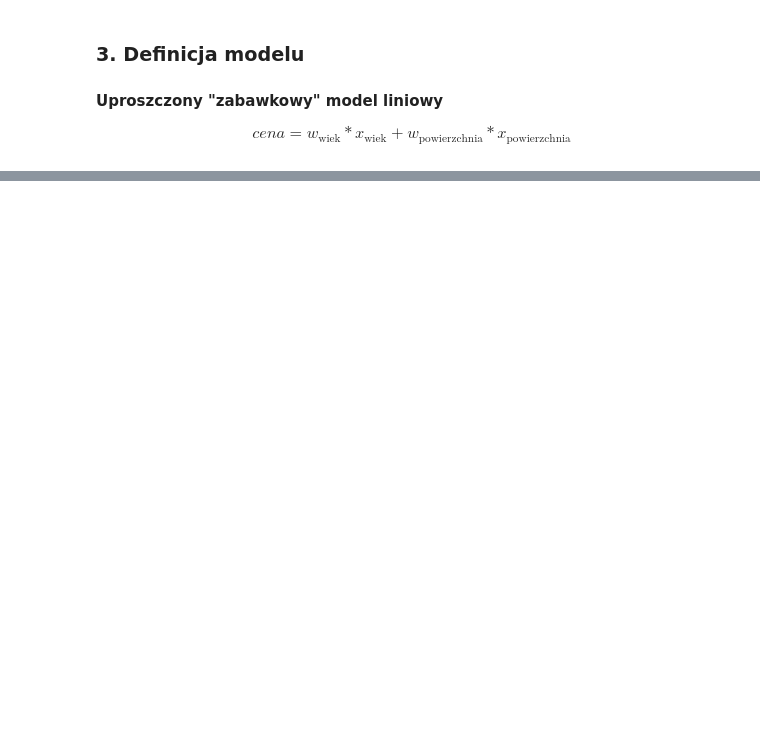
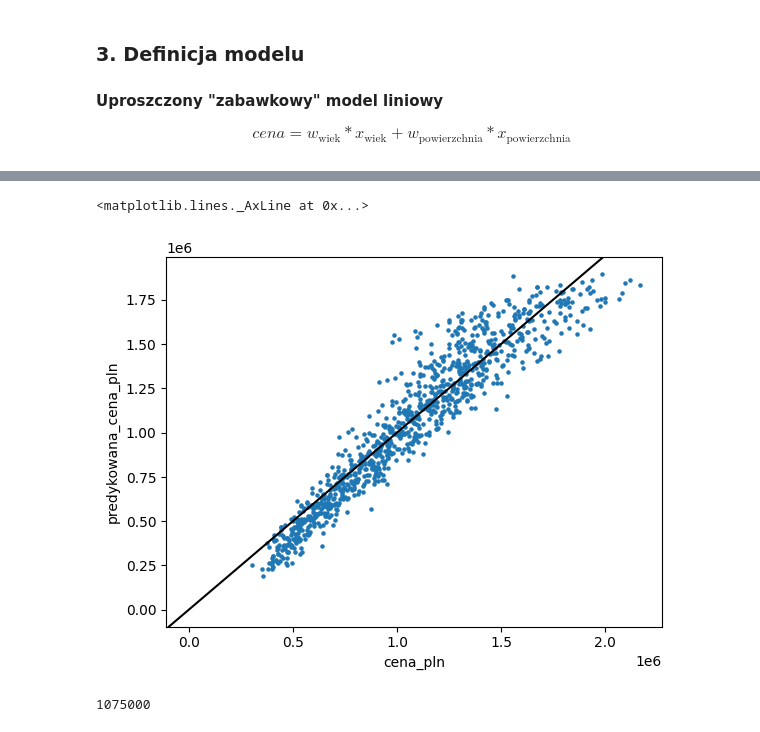
Before and after one commit to int8/merito-ml-week1, a Jupyter notebook: task1-toy-ml.ipynb, the cells around one changed output, grey strips where cells are left out. Saved outputs shown, nothing was run; the diff lists cells and outputs as text; code cells hidden in the pictures; blank space fills up the shorter version.

```diff
--- a/task1-toy-ml.ipynb
+++ b/task1-toy-ml.ipynb
@@ -93,11 +128,18 @@ mse_list = model.train(house_prices.wiek, house_prices.powierzchnia, house_price
 # %%
-predicted_prices = house_prices.apply(lambda x : model.predict(x.wiek, x.powierzchnia), axis=1)
+predicted_prices = df.apply(lambda x : model.predict(x.wiek, x.powierzchnia), axis=1)
 # dodajmy kolumne "predykowana_cena_pln" [https://pandas.pydata.org/pandas-docs/stable/reference/api/pandas.DataFrame.assign.html]
 # TODO:
+df = df.assign(predykowana_cena_pln = predicted_prices)
 # %%
-# Zobaczmy jak blisko jesteśmy "idealnego" dopasowania
-ax = house_prices.plot(your='code') # TODO
-ax.axline((0,0), slope=1, color='black')
+# Zobaczmy jak blisko jesteśmy "idealnego" dopasowania # kind / marker
+ax = df.plot(x='cena_pln', y='predykowana_cena_pln', kind='scatter', marker='.')
+ax.axline((0,0), slope=1, color='black');
+# %% [output]
+<matplotlib.lines._AxLine at 0x...>
+[figure, added]
 # %%
 # Wyznaczmy predykowaną cenę 10 letniego, 50 metrowego mieszkania
 # TODO:
+model.predict(wiek=10, powierzchnia=50)
+# %% [output]
+1075000
```
Also changed, not shown: parts of 13 cells of this notebook.
